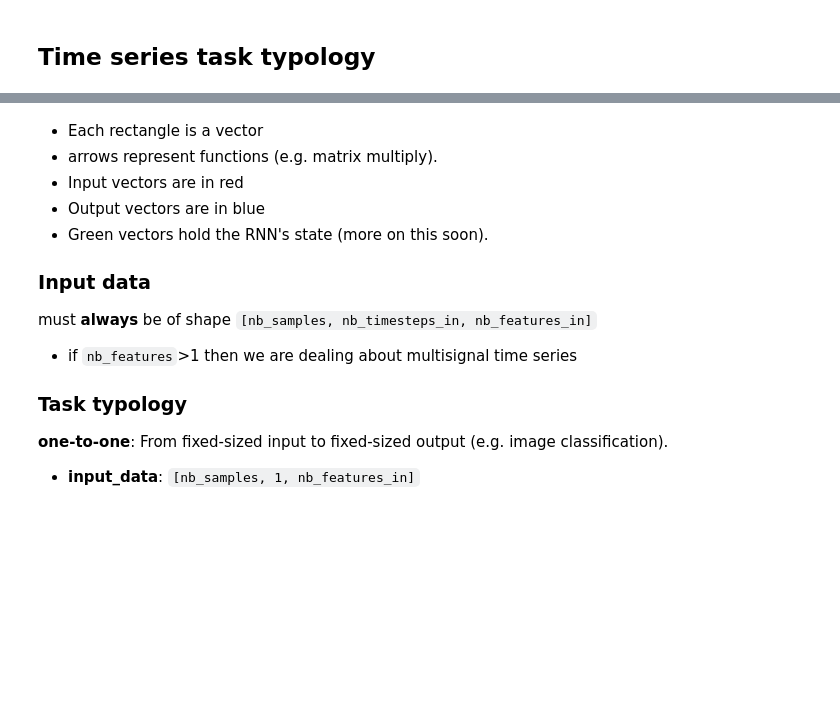
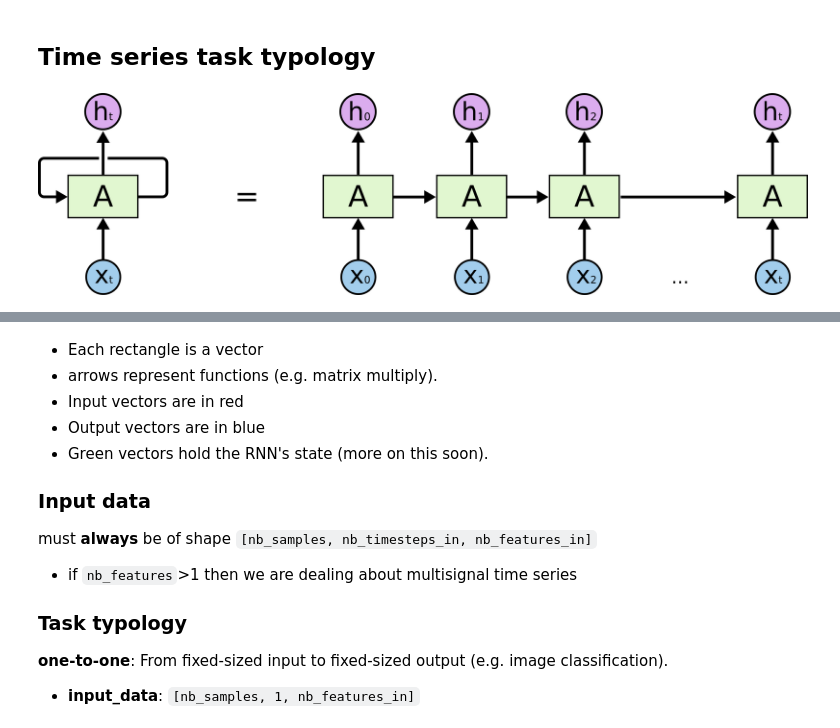
Before and after one commit to rramosp/20182.mldl, a Jupyter notebook: SESION 6.2 - Timeseries analysis tasks.ipynb, the cells around one changed output, grey strips where cells are left out. Cells and saved outputs as stored; diff of their text form; code cells hidden in the pictures; blank space fills up the shorter version.

```diff
--- a/SESION 6.2 - Timeseries analysis tasks.ipynb
+++ b/SESION 6.2 - Timeseries analysis tasks.ipynb
@@ -1,2 +1,7 @@
 # %% [markdown]
 ## Time series task typology
+# %%
+from IPython.display import Image
+Image(filename='imgs/RNN-unrolled.png', width=800)
+# %% [output]
+[figure, added]
```
Also changed, not shown: parts of 1 cell of this notebook.
